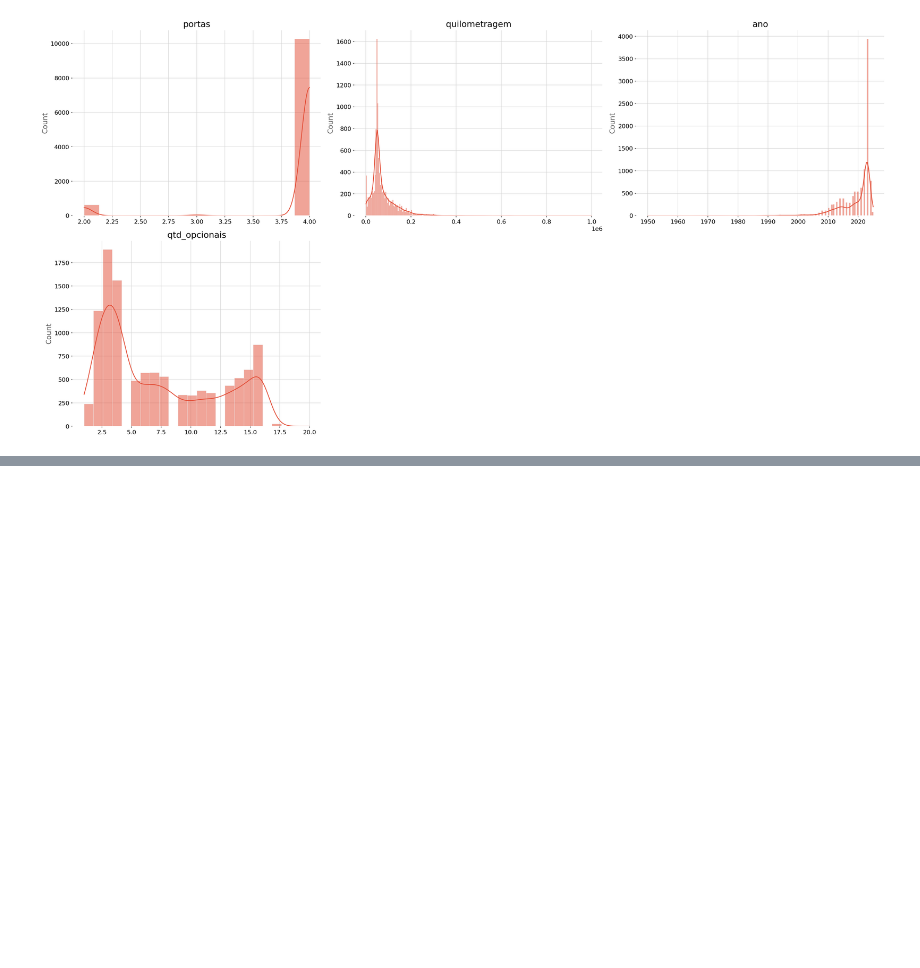
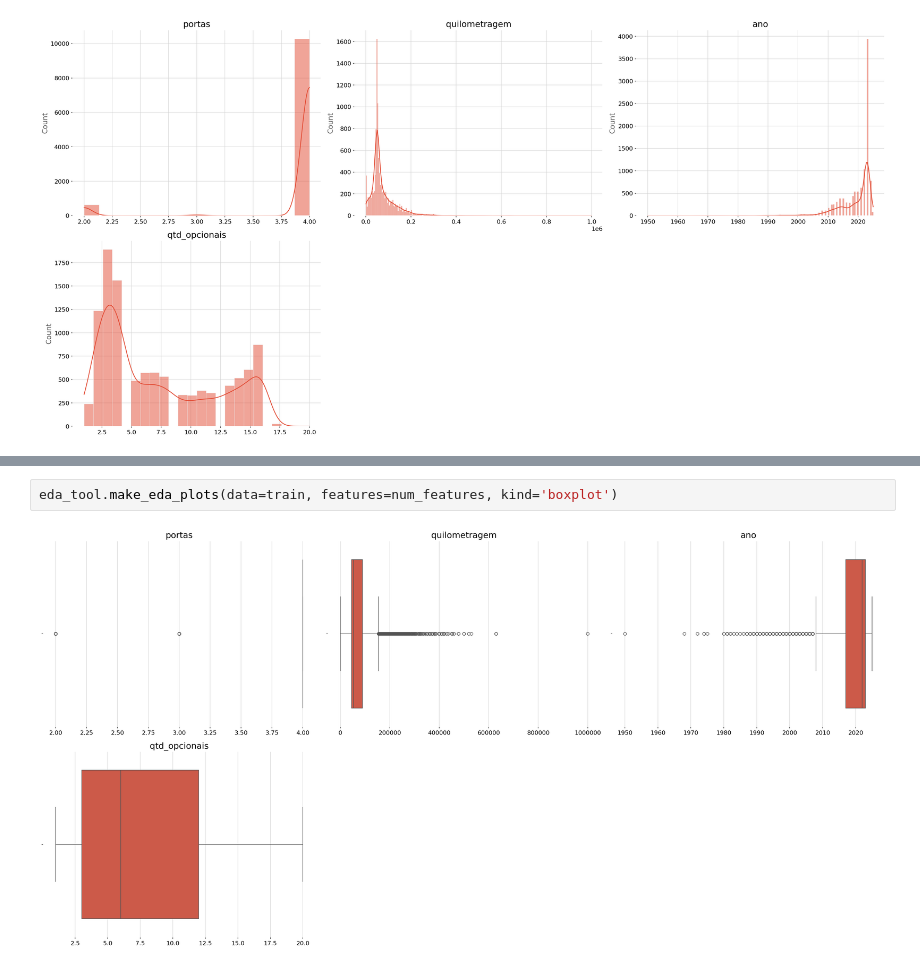
Before and after one commit to PatrickLeal/analise-carros-olx, a Jupyter notebook: notebooks/1. EDA.ipynb, the cells around one changed output, grey strips where cells are left out. Drawn from its saved outputs; the diff is of its cells as text; blank space fills up the shorter version.

```diff
--- a/notebooks/1. EDA.ipynb
+++ b/notebooks/1. EDA.ipynb
@@ -415,0 +430,4 @@ eda_tool.make_eda_plots(data=train, features=num_features, kde=True)
+# %%
+eda_tool.make_eda_plots(data=train, features=num_features, kind='boxplot')
+# %% [output]
+[figure, added]
```
Also changed, not shown: parts of 7 cells of this notebook, 1 other file.
